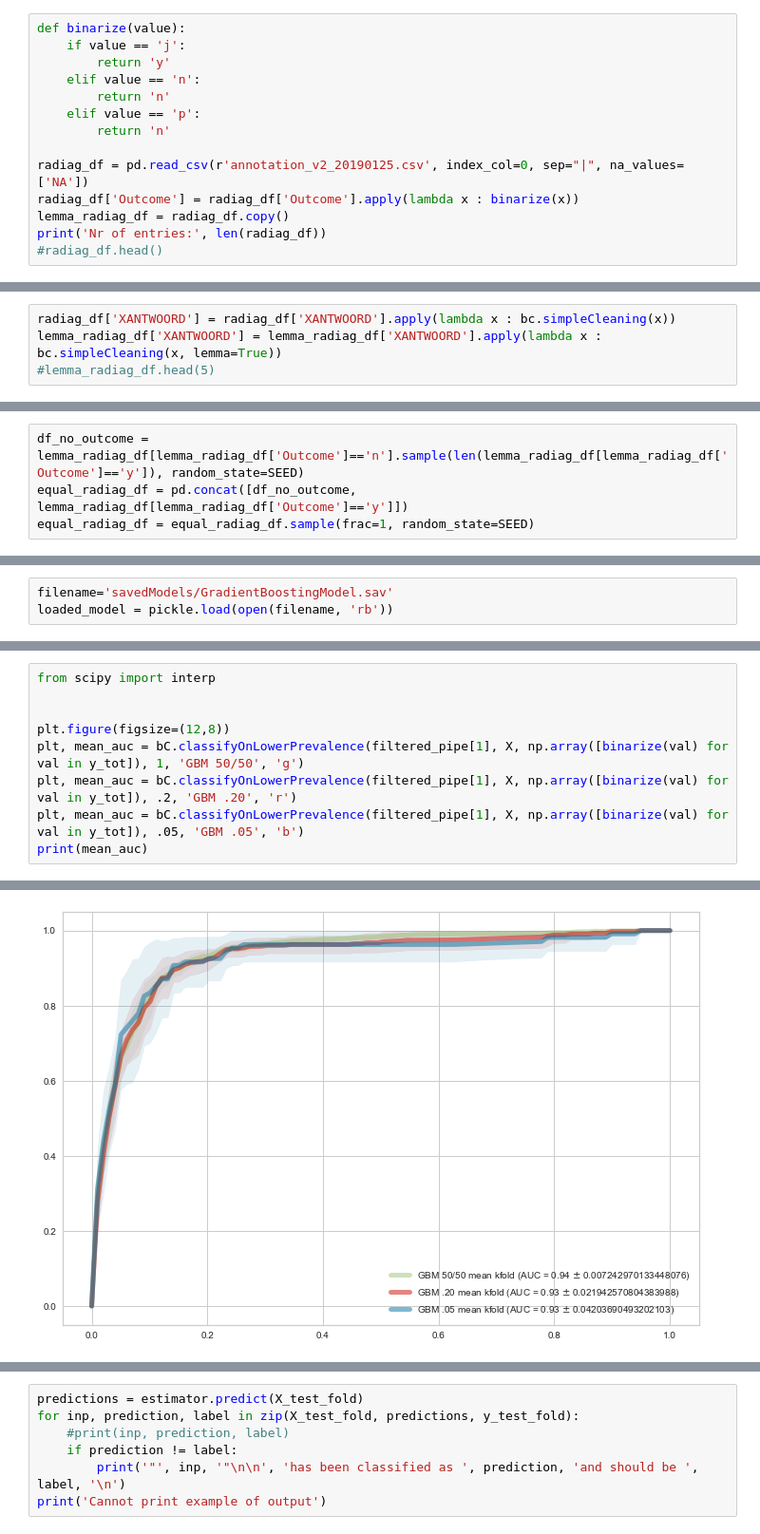
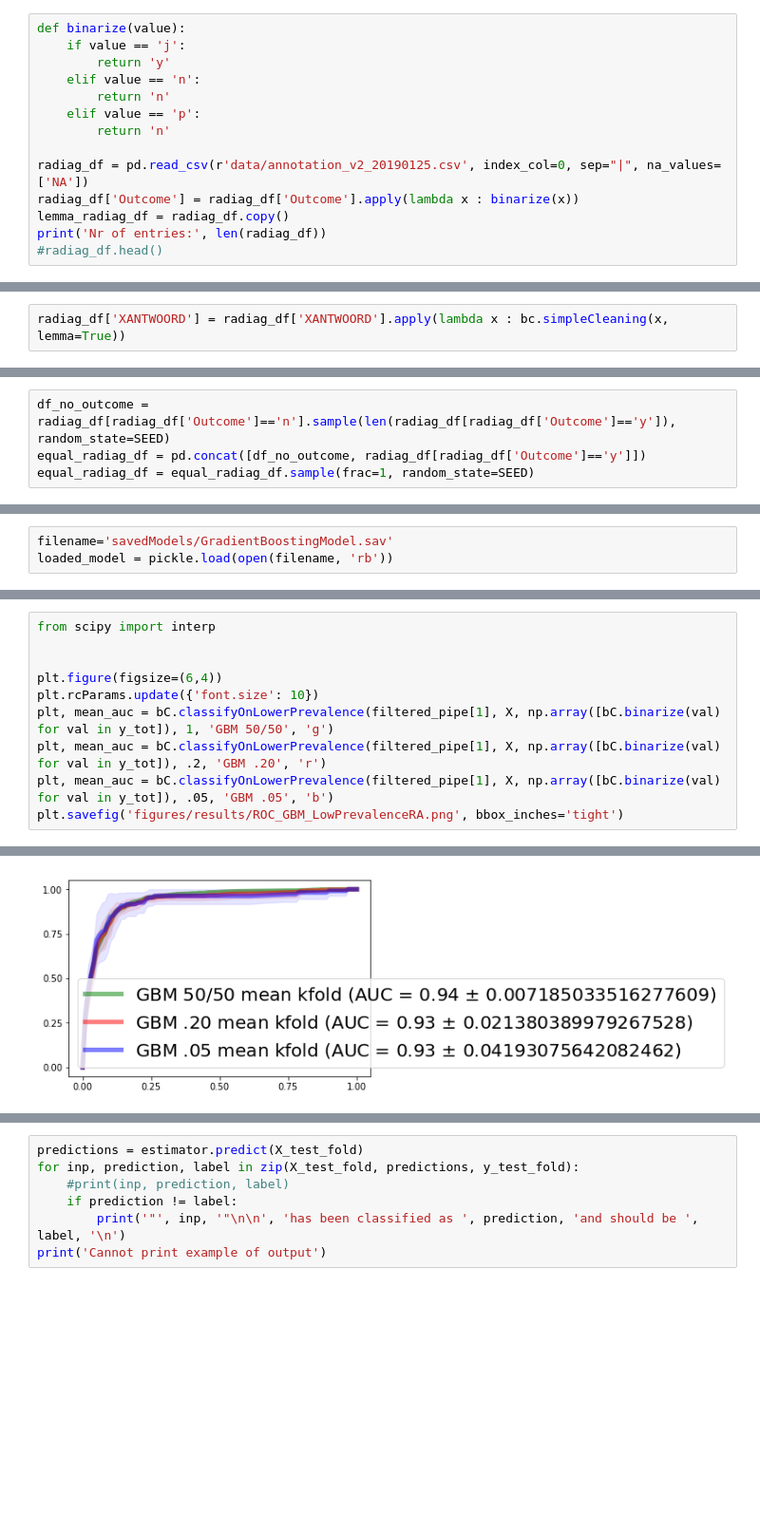
Before and after one commit to levrex/DiagnosisExtraction_ML, a Jupyter notebook: Notebook_Diagnosis_Extraction.ipynb, the cells around one changed output, grey strips where cells are left out. Shown at 95% size. Saved outputs shown, nothing was run; the diff lists cells and outputs as text; blank space fills up the shorter version.

```diff
--- a/Notebook_Diagnosis_Extraction.ipynb
+++ b/Notebook_Diagnosis_Extraction.ipynb
@@ -45,7 +49,7 @@ def binarize(value):
     elif value == 'p':
         return 'n'
 
-radiag_df = pd.read_csv(r'annotation_v2_20190125.csv', index_col=0, sep="|", na_values=['NA'])
+radiag_df = pd.read_csv(r'data/annotation_v2_20190125.csv', index_col=0, sep="|", na_values=['NA'])
 radiag_df['Outcome'] = radiag_df['Outcome'].apply(lambda x : binarize(x))
 lemma_radiag_df = radiag_df.copy()
 print('Nr of entries:', len(radiag_df))
@@ -59,5 +63,3 @@ Nr of entries: 1361
 # %%
-radiag_df['XANTWOORD'] = radiag_df['XANTWOORD'].apply(lambda x : bc.simpleCleaning(x))
-lemma_radiag_df['XANTWOORD'] = lemma_radiag_df['XANTWOORD'].apply(lambda x : bc.simpleCleaning(x, lemma=True))
-#lemma_radiag_df.head(5)
+radiag_df['XANTWOORD'] = radiag_df['XANTWOORD'].apply(lambda x : bc.simpleCleaning(x, lemma=True))
 # %% [markdown]
@@ -66,4 +68,4 @@ number of non-cases is larger than nr. of cases so a random sample of non cases
 # %%
-df_no_outcome = lemma_radiag_df[lemma_radiag_df['Outcome']=='n'].sample(len(lemma_radiag_df[lemma_radiag_df['Outcome']=='y']), random_state=SEED)
-equal_radiag_df = pd.concat([df_no_outcome, lemma_radiag_df[lemma_radiag_df['Outcome']=='y']])
+df_no_outcome = radiag_df[radiag_df['Outcome']=='n'].sample(len(radiag_df[radiag_df['Outcome']=='y']), random_state=SEED)
+equal_radiag_df = pd.concat([df_no_outcome, radiag_df[radiag_df['Outcome']=='y']])
 equal_radiag_df = equal_radiag_df.sample(frac=1, random_state=SEED)
@@ -229,9 +292,10 @@ loaded_model = pickle.load(open(filename, 'rb'))
 from scipy import interp
 
 
-plt.figure(figsize=(12,8))
-plt, mean_auc = bC.classifyOnLowerPrevalence(filtered_pipe[1], X, np.array([binarize(val) for val in y_tot]), 1, 'GBM 50/50', 'g')
-plt, mean_auc = bC.classifyOnLowerPrevalence(filtered_pipe[1], X, np.array([binarize(val) for val in y_tot]), .2, 'GBM .20', 'r')
-plt, mean_auc = bC.classifyOnLowerPrevalence(filtered_pipe[1], X, np.array([binarize(val) for val in y_tot]), .05, 'GBM .05', 'b')
-print(mean_auc)
+plt.figure(figsize=(6,4))
+plt.rcParams.update({'font.size': 10})
+plt, mean_auc = bC.classifyOnLowerPrevalence(filtered_pipe[1], X, np.array([bC.binarize(val) for val in y_tot]), 1, 'GBM 50/50', 'g')
+plt, mean_auc = bC.classifyOnLowerPrevalence(filtered_pipe[1], X, np.array([bC.binarize(val) for val in y_tot]), .2, 'GBM .20', 'r')
+plt, mean_auc = bC.classifyOnLowerPrevalence(filtered_pipe[1], X, np.array([bC.binarize(val) for val in y_tot]), .05, 'GBM .05', 'b')
+plt.savefig('figures/results/ROC_GBM_LowPrevalenceRA.png', bbox_inches='tight')
 # %% [output]
@@ -242 +305 @@ GBM .05 0.9253536606540328 (std : +/-0.04203690493202103 )
-[figure, old version]
+[figure, new version]
```
Also changed, not shown: parts of 66 cells of this notebook, 22 other files.
